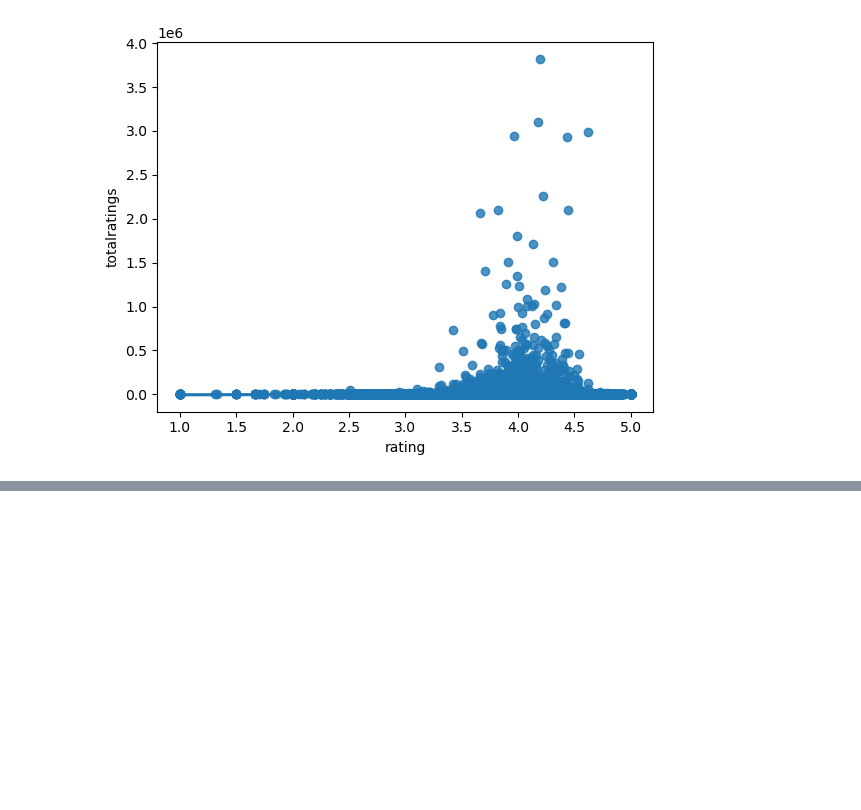
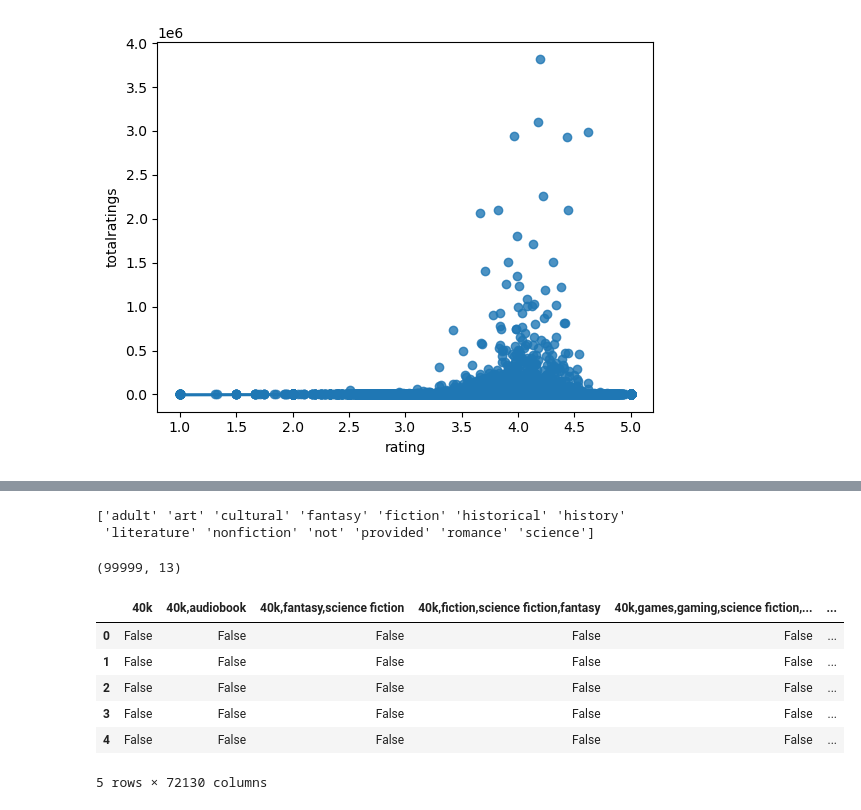
Before and after one commit to JessGlassF/Capstone-2, a Jupyter notebook: Capstone2.ipynb, the cells around one changed output, grey strips where cells are left out. Saved outputs shown, nothing was run; the diff lists cells and outputs as text; code cells hidden in the pictures; blank space fills up the shorter version.

```diff
--- a/Capstone2.ipynb
+++ b/Capstone2.ipynb
@@ -101,3 +101,7 @@ rating              0
 totalratings        0
 link                0
 dtype: int64
+# %%
+#fill missing values
+book_rategen.fillna(value='Not Provided', inplace=True)
+print(book_rategen.isnull().sum())
@@ -348,0 +368,30 @@ sns.regplot(data=only_ratings, x='rating', y='totalratings')
+# %%
+#preprocessing and data training
+book_rategen['genre']=book_rategen['genre'].str.replace('[^a-zA-Z]',' ')
+book_rategen['genre']=book_rategen['genre'].str.lower()
+
+from sklearn.feature_extraction.text import CountVectorizer
+
+cv=CountVectorizer(min_df=0.1, max_df=1.0)
+cv.fit(book_rategen['genre'])
+print(cv.get_feature_names_out())
+# %% [output]
+['adult' 'art' 'cultural' 'fantasy' 'fiction' 'historical' 'history'
+ 'literature' 'nonfiction' 'not' 'provided' 'romance' 'science']
+# %%
+cv_transformed=cv.transform(book_rategen['genre'])
+cv_array=cv_transformed.toarray()
+print(cv_array.shape)
+# %% [output]
+(99999, 13)
+# %%
+dummy=pd.get_dummies(book_rategen['genre'])
+dummy.head()
+# %% [output]
+|  | 40k | 40k,audiobook | 40k,fantasy,science fiction | 40k,fiction,science fiction,fantasy | 40k,games,gaming,science fiction,... | ... |
+| 0 | False | False | False | False | False | ... |
+| 1 | False | False | False | False | False | ... |
+| 2 | False | False | False | False | False | ... |
+| 3 | False | False | False | False | False | ... |
+| 4 | False | False | False | False | False | ... |
+5 rows × 72130 columns
```
Also changed, not shown: parts of 8 cells of this notebook.
